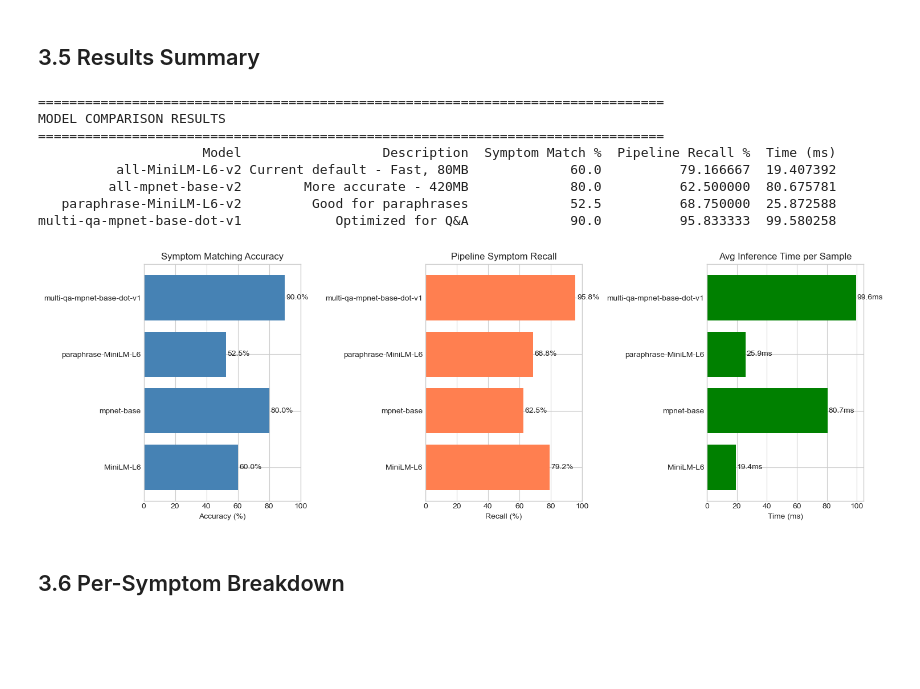
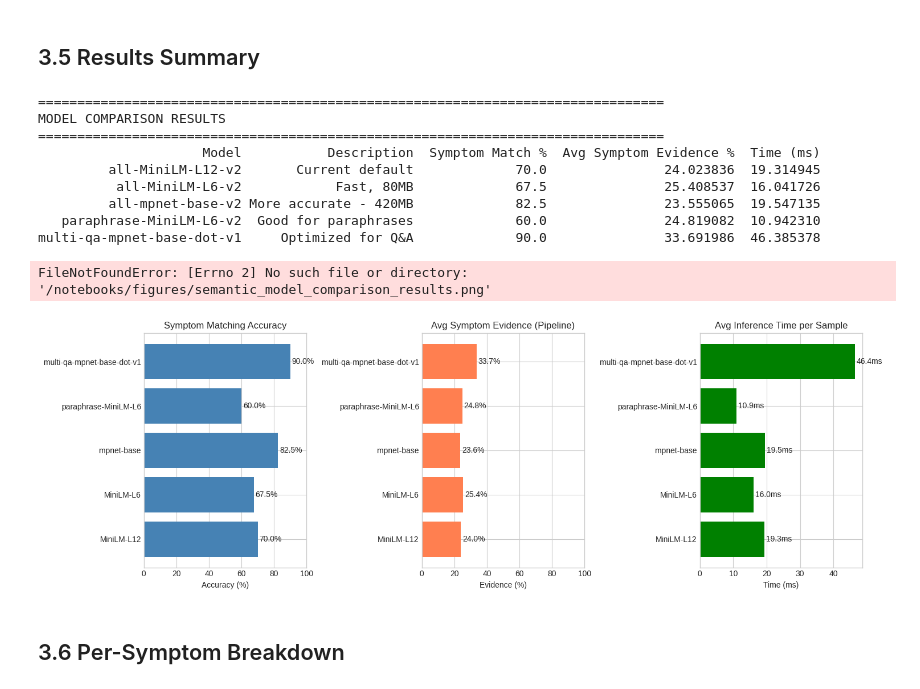
Before and after one commit to endvidous/Multimodal_Diagnosis, a Jupyter notebook: models/training/train_semantic_encoder_unified.ipynb, the cells around one changed output. Cells and saved outputs as stored; diff of their text form; code cells hidden in the pictures; blank space fills up the shorter version.

Commit message:
Created and trained on colab to check for better inference time and better model performances

```diff
--- a/models/training/train_semantic_encoder_unified.ipynb
+++ b/models/training/train_semantic_encoder_unified.ipynb
@@ -467,7 +520,7 @@ Testing 4 models:
 ## 3.2 Load Test Data and Classifiers
 # %%
 # Load the trained disease classifier
-checkpoint_dir = project_root / "models" / "checkpoints"
+checkpoint_dir = data_root / "models" / "checkpoints"
 from models.architectures.symptom_classifier import SymptomDiseaseClassifier
 
 disease_clf = SymptomDiseaseClassifier.load(str(checkpoint_dir / "disease_classifier_demographics.pkl"))
@@ -610,22 +675,31 @@ for model_name, model_desc in tqdm(MODELS_TO_TEST, desc="Testing models"):
         # Create encoder with this model
         test_encoder = create_encoder_with_model(model_name)
 
-        # Test 1: Symptom matching accuracy
-        symptom_accuracy, symptom_details = test_symptom_matching(test_encoder, SYMPTOM_TEST_CASES)
+        # Test 1: Symptom matching (ranking-based)
+        symptom_accuracy, symptom_details = test_symptom_matching(
+            test_encoder, SYMPTOM_TEST_CASES
+        )
         print(f"\nSymptom Matching Accuracy: {symptom_accuracy*100:.1f}%")
 
-        # Test 2: End-to-end pipeline
+        # Test 2: End-to-end pipeline (evidence-based)
         pipeline_results = test_end_to_end_pipeline(
             test_encoder, disease_clf, PATIENT_DESCRIPTIONS, symptom_cols
         )
-        print(f"Pipeline Symptom Recall: {pipeline_results['symptom_recall']*100:.1f}%")
-        print(f"Average Inference Time: {pipeline_results['avg_time_ms']:.1f}ms")
+
+        print(
+            f"Average Symptom Evidence: "
+            f"{pipeline_results['avg_symptom_evidence']*100:.1f}%"
+        )
+        print(
+            f"Average Inference Time: "
+            f"{pipeline_results['avg_time_ms']:.1f} ms"
+        )
 
         comparison_results.append({
             'Model': model_name,
             'Description': model_desc,
             'Symptom Match %': symptom_accuracy * 100,
-            'Pipeline Recall %': pipeline_results['symptom_recall'] * 100,
+            'Avg Symptom Evidence %': pipeline_results['avg_symptom_evidence'] * 100,
             'Time (ms)': pipeline_results['avg_time_ms'],
             'Per-Symptom': symptom_details
         })
@@ -635,9 +709,9 @@ for model_name, model_desc in tqdm(MODELS_TO_TEST, desc="Testing models"):
         comparison_results.append({
             'Model': model_name,
             'Description': model_desc,
-            'Symptom Match %': 0,
-            'Pipeline Recall %': 0,
-            'Time (ms)': 0,
+            'Symptom Match %': 0.0,
+            'Avg Symptom Evidence %': 0.0,
+            'Time (ms)': 0.0,
             'Error': str(e)
         })
 # %% [output]
@@ -694,7 +775,10 @@ KeyboardInterrupt:
 # %%
 # Create summary dataframe
 df_results = pd.DataFrame(comparison_results)
-df_summary = df_results[['Model', 'Description', 'Symptom Match %', 'Pipeline Recall %', 'Time (ms)']].copy()
+
+df_summary = df_results[
+    ['Model', 'Description', 'Symptom Match %', 'Avg Symptom Evidence %', 'Time (ms)']
+].copy()
 
 print("\n" + "="*80)
 print("MODEL COMPARISON RESULTS")
@@ -704,45 +788,47 @@ print(df_summary.to_string(index=False))
 ================================================================================
 MODEL COMPARISON RESULTS
 ================================================================================
-                     Model                  Description  Symptom Match %  Pipeline Recall %  Time (ms)
-          all-MiniLM-L6-v2 Current default - Fast, 80MB             60.0          79.166667  19.407392
-         all-mpnet-base-v2        More accurate - 420MB             80.0          62.500000  80.675781
-   paraphrase-MiniLM-L6-v2         Good for paraphrases             52.5          68.750000  25.872588
-multi-qa-mpnet-base-dot-v1            Optimized for Q&A             90.0          95.833333  99.580258
+                     Model           Description  Symptom Match %  Avg Symptom Evidence %  Time (ms)
+         all-MiniLM-L12-v2       Current default             70.0               24.023836  19.314945
+          all-MiniLM-L6-v2            Fast, 80MB             67.5               25.408537  16.041726
+         all-mpnet-base-v2 More accurate - 420MB             82.5               23.555065  19.547135
+   paraphrase-MiniLM-L6-v2  Good for paraphrases             60.0               24.819082  10.942310
+multi-qa-mpnet-base-dot-v1     Optimized for Q&A             90.0               33.691986  46.385378
 # %%
 # Visualization
 fig, axes = plt.subplots(1, 3, figsize=(15, 5))
 
 models = df_summary['Model'].str.replace('all-', '').str.replace('-v2', '')
 
 # Symptom Matching
 axes[0].barh(models, df_summary['Symptom Match %'], color='steelblue')
 axes[0].set_xlabel('Accuracy (%)')
 axes[0].set_title('Symptom Matching Accuracy')
 axes[0].set_xlim([0, 100])
 for i, v in enumerate(df_summary['Symptom Match %']):
     axes[0].text(v + 1, i, f'{v:.1f}%', va='center')
 
-# Pipeline Recall
-axes[1].barh(models, df_summary['Pipeline Recall %'], color='coral')
-axes[1].set_xlabel('Recall (%)')
-axes[1].set_title('Pipeline Symptom Recall')
+# Avg Symptom Evidence (Pipeline)
+axes[1].barh(models, df_summary['Avg Symptom Evidence %'], color='coral')
+axes[1].set_xlabel('Evidence (%)')
+axes[1].set_title('Avg Symptom Evidence (Pipeline)')
 axes[1].set_xlim([0, 100])
-for i, v in enumerate(df_summary['Pipeline Recall %']):
+for i, v in enumerate(df_summary['Avg Symptom Evidence %']):
     axes[1].text(v + 1, i, f'{v:.1f}%', va='center')
 
 # Inference Time
 axes[2].barh(models, df_summary['Time (ms)'], color='green')
 axes[2].set_xlabel('Time (ms)')
 axes[2].set_title('Avg Inference Time per Sample')
 for i, v in enumerate(df_summary['Time (ms)']):
     axes[2].text(v + 0.5, i, f'{v:.1f}ms', va='center')
 
 plt.tight_layout()
 plt.savefig(project_root / 'notebooks' / 'figures' / 'semantic_model_comparison_results.png', dpi=150)
 plt.show()
 # %% [output]
+FileNotFoundError: [Errno 2] No such file or directory: '/notebooks/figures/semantic_model_comparison_results.png'
-[figure, old version]
+[figure, new version]
 # %% [markdown]
 ## 3.6 Per-Symptom Breakdown
 # %%
```
Also changed, not shown: parts of 23 cells of this notebook.
